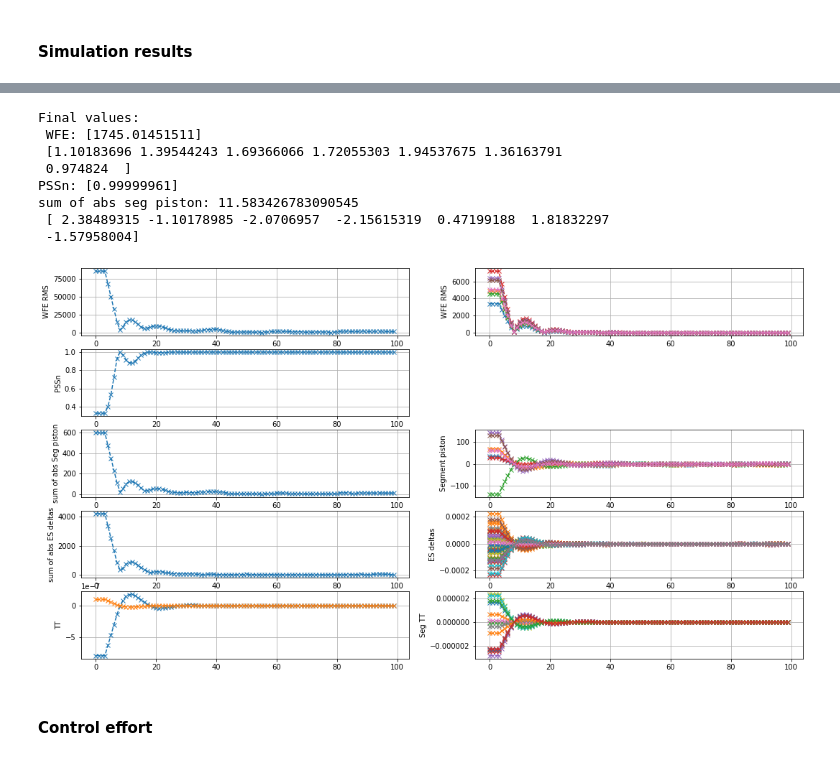
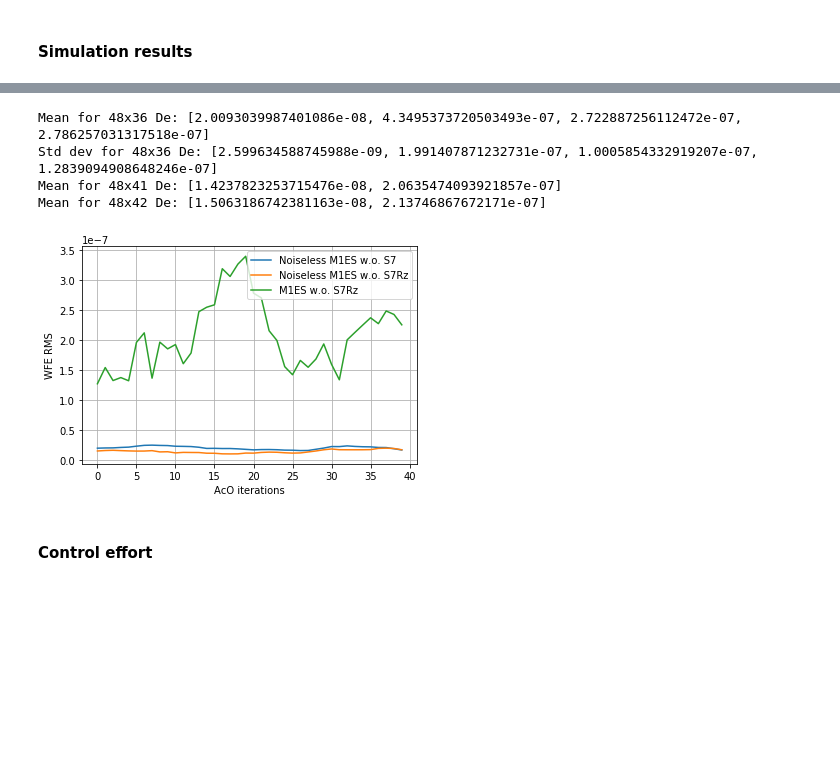
Before and after one commit to rconan/SIMCEO, a Jupyter notebook: shwfs_es.ipynb, the cells around one changed output, grey strips where cells are left out. Saved outputs shown, nothing was run; the diff lists cells and outputs as text; code cells hidden in the pictures; blank space fills up the shorter version.

```diff
--- a/shwfs_es.ipynb
+++ b/shwfs_es.ipynb
@@ -243,12 +267,0 @@ sum of abs seg piston: 4.208359101198766
-# %%
-ptools.plot_science(sim.logs.entries['science'],sim.logs.entries['M1_ES'])
-# %% [output]
-Final values:
- WFE: [1745.01451511]
- [1.10183696 1.39544243 1.69366066 1.72055303 1.94537675 1.36163791
- 0.974824  ]
-PSSn: [0.99999961]
-sum of abs seg piston: 11.583426783090545
- [ 2.38489315 -1.10178985 -2.0706957  -2.15615319  0.47199188  1.81832297
- -1.57958004]
-[figure, removed]
@@ -255,3 +279,34 @@ sum of abs seg piston: 11.583426783090545
+# %%
+import matplotlib.pyplot as plt
+last = 40
+plt.plot(De36wfe[-last:],label='Noiseless M1ES w.o. S7')
+plt.plot(De41wfe[-last:],label='Noiseless M1ES w.o. S7Rz')
+#plt.plot(De42wfe[-last:],label='Noiseless full M1ES')
+#plt.plot(De42wfe_n[-last:],label='M1ES w.o. S7')
+plt.plot(De41wfe_n[-last:],label='M1ES w.o. S7Rz')
+#plt.plot(De36wfe_n[-last:],label='full M1ES')
+#plt.plot(De36wfe_n1[-last:],'.-',label='full M1ES extra1')
+#plt.plot(De36wfe_n2[-last:],'+-',label='full M1ES extra1')
+plt.legend()
+plt.grid()
+plt.xlabel('AcO iterations')
+plt.ylabel('WFE RMS')
+
+
+# Mean wfe in diferen scenarios
+De36_array = [De36wfe, De36wfe_n, De36wfe_n1, De36wfe_n2]
+print('Mean for 48x36 De:',[np.mean(De[-last:]) for De in De36_array])
+print('Std dev for 48x36 De:',[np.std(De[-last:]) for De in De36_array])
+De41_array = [De41wfe, De41wfe_n]
+print('Mean for 48x41 De:',[np.mean(De[-last:]) for De in De41_array])
+De42_array = [De42wfe, De42wfe_n]
+print('Mean for 48x42 De:',[np.mean(De[-last:]) for De in De42_array])
+# %% [output]
+Mean for 48x36 De: [2.0093039987401086e-08, 4.3495373720503493e-07, 2.722887256112472e-07, 2.786257031317518e-07]
+Std dev for 48x36 De: [2.599634588745988e-09, 1.991407871232731e-07, 1.0005854332919207e-07, 1.2839094908648246e-07]
+Mean for 48x41 De: [1.4237823253715476e-08, 2.0635474093921857e-07]
+Mean for 48x42 De: [1.5063186742381163e-08, 2.13746867672171e-07]
+[figure, added]
 # %% [markdown]
 #### Control effort
 # %%
```
Also changed, not shown: parts of 15 cells of this notebook, 6 other files.
